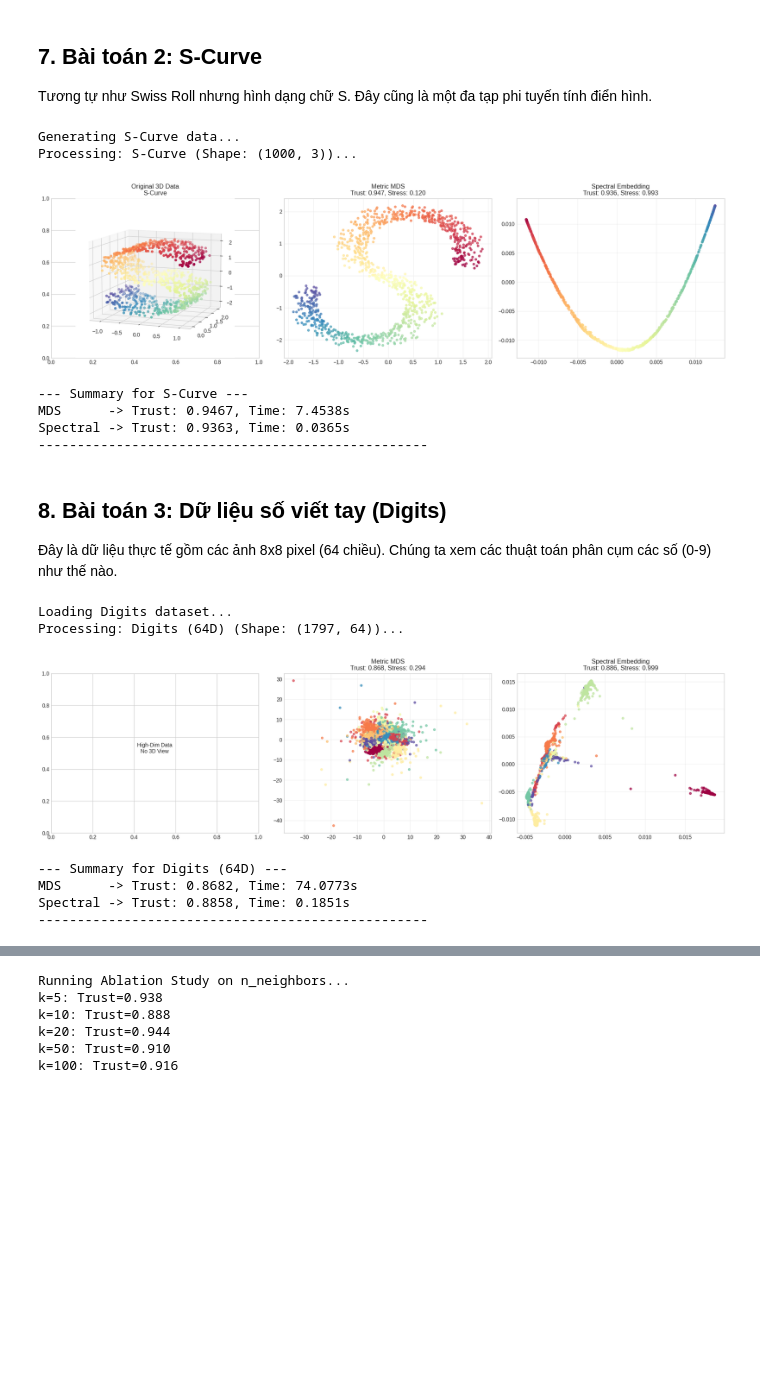
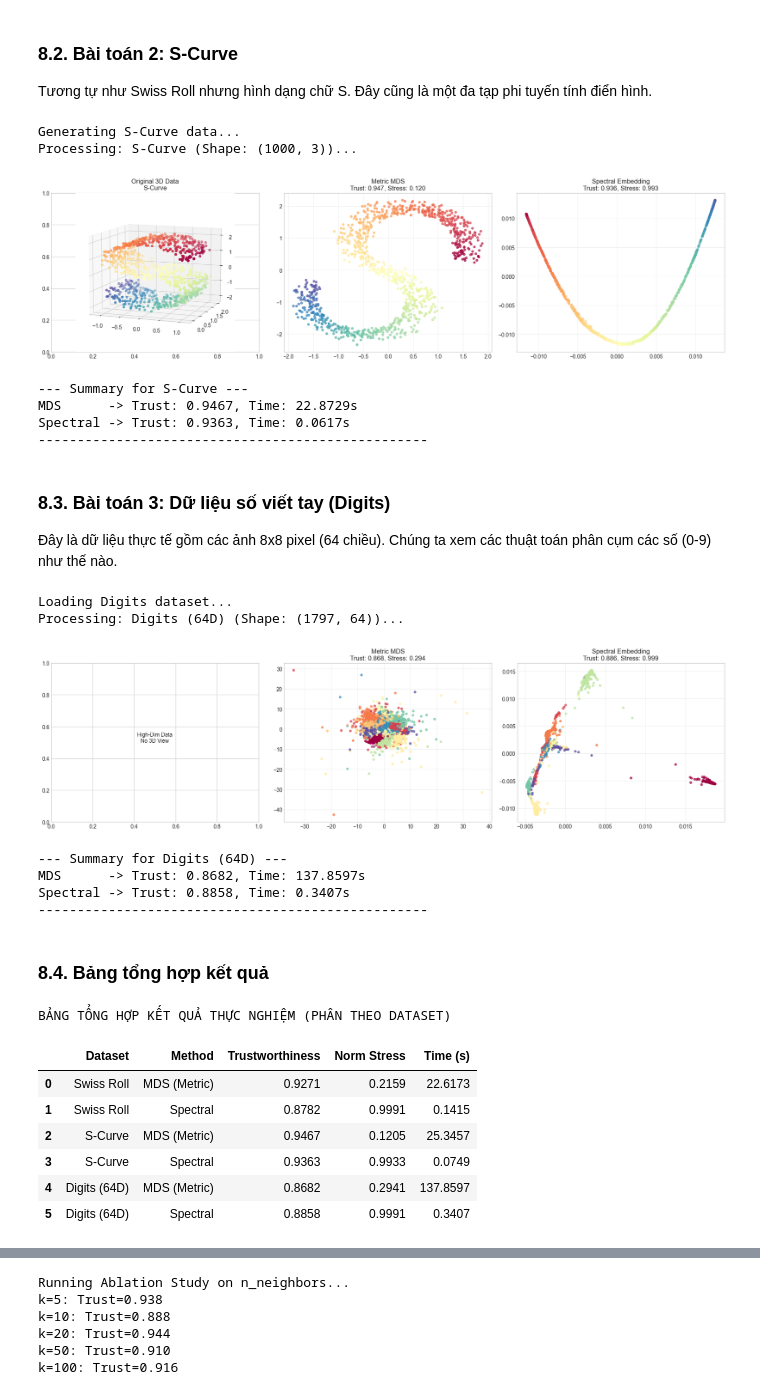
Before and after one commit to 1ekh01/ML_Spetral_MDS_S1_25_26, a Jupyter notebook: topic5.ipynb, the cells around one changed output, grey strips where cells are left out. Drawn from its saved outputs; the diff is of its cells as text; code cells hidden in the pictures; blank space fills up the shorter version.

```diff
--- a/topic5.ipynb
+++ b/topic5.ipynb
@@ -280,12 +398,15 @@ def compare_and_visualize(X, y, dataset_name):
 Đây là bộ dữ liệu chuẩn mực (Benchmark) cho Manifold Learning. Nó là một mặt phẳng 2D bị cuộn tròn trong 3D.
 - Dự đoán: MDS sẽ thất bại (ép bẹp cuộn giấy). Spectral sẽ thành công (trải phẳng cuộn giấy).
 # %%
+# Danh sách chứa toàn bộ kết quả để lập bảng evaluation
+all_results = []
+
 # Generate Swiss Roll data
 print("Generating Swiss Roll data...")
 X_swiss, y_swiss = make_swiss_roll(n_samples=1000, noise=0.05, random_state=42)
 
 # Run comparison
-compare_and_visualize(X_swiss, y_swiss, "Swiss Roll")
+all_results.extend(compare_and_visualize(X_swiss, y_swiss, "Swiss Roll"))
 # %% [output]
 Generating Swiss Roll data...
 Processing: Swiss Roll (Shape: (1000, 3))...
@@ -296,6 +417,6 @@ Spectral -> Trust: 0.8782, Time: 0.0572s
 --------------------------------------------------
 # %% [markdown]
-## 7. Bài toán 2: S-Curve
+### 8.2. Bài toán 2: S-Curve
 
 Tương tự như Swiss Roll nhưng hình dạng chữ S. Đây cũng là một đa tạp phi tuyến tính điển hình.
 # %%
@@ -304,17 +425,17 @@ print("Generating S-Curve data...")
 X_scurve, y_scurve = make_s_curve(n_samples=1000, noise=0.05, random_state=42)
 
 # Run comparison
-compare_and_visualize(X_scurve, y_scurve, "S-Curve")
+all_results.extend(compare_and_visualize(X_scurve, y_scurve, "S-Curve"))
 # %% [output]
 Generating S-Curve data...
 Processing: S-Curve (Shape: (1000, 3))...
 [figure]
 --- Summary for S-Curve ---
-MDS      -> Trust: 0.9467, Time: 7.4538s
-Spectral -> Trust: 0.9363, Time: 0.0365s
+MDS      -> Trust: 0.9467, Time: 22.8729s
+Spectral -> Trust: 0.9363, Time: 0.0617s
 --------------------------------------------------
 # %% [markdown]
-## 8. Bài toán 3: Dữ liệu số viết tay (Digits)
+### 8.3. Bài toán 3: Dữ liệu số viết tay (Digits)
 
 Đây là dữ liệu thực tế gồm các ảnh 8x8 pixel (64 chiều). Chúng ta xem các thuật toán phân cụm các số (0-9) như thế nào.
 # %%
@@ -328,12 +449,65 @@ y_digits = digits.target
 X_digits = StandardScaler().fit_transform(X_digits)
 
 # Run comparison
-compare_and_visualize(X_digits, y_digits, "Digits (64D)")
+all_results.extend(compare_and_visualize(X_digits, y_digits, "Digits (64D)"))
 # %% [output]
 Loading Digits dataset...
 Processing: Digits (64D) (Shape: (1797, 64))...
 [figure]
 --- Summary for Digits (64D) ---
-MDS      -> Trust: 0.8682, Time: 74.0773s
-Spectral -> Trust: 0.8858, Time: 0.1851s
+MDS      -> Trust: 0.8682, Time: 137.8597s
+Spectral -> Trust: 0.8858, Time: 0.3407s
 --------------------------------------------------
+# %% [markdown]
+### 8.4. Bảng tổng hợp kết quả
+# %%
+df_results = pd.DataFrame(all_results)
+
+df = df_results.copy()
+
+print("BẢNG TỔNG HỢP KẾT QUẢ THỰC NGHIỆM (PHÂN THEO DATASET)")
+
+def highlight_by_dataset(data):
+    styles = pd.DataFrame('', index=data.index, columns=data.columns)
+
+    dataset_groups = df_results.groupby('Dataset')
+
+    for dataset, idx in dataset_groups.groups.items():
+        group = df_results.loc[idx]
+
+        # Trustworthiness và Continuity: max là tốt
+        max_trust = group['Trustworthiness'].max()
+        mask = group['Trustworthiness'] == max_trust
+        styles.loc[mask.index[mask], 'Trustworthiness'] = \
+            'color: green; font-weight: bold'
+
+        # Norm Stress & Time: min là tốt
+        for col in ['Norm Stress', 'Time (s)']:
+            min_val = group[col].min()
+            mask = group[col] == min_val
+            styles.loc[mask.index[mask], col] = \
+                'color: green; font-weight: bold'
+
+    return styles
+
+styled = (
+    df.style
+      .format({
+          'Trustworthiness': '{:.4f}',
+          'Continuity': '{:.4f}',
+          'Norm Stress': '{:.4f}',
+          'Time (s)': '{:.4f}'
+      })
+      .apply(highlight_by_dataset, axis=None)
+)
+
+display(styled)
+# %% [output]
+BẢNG TỔNG HỢP KẾT QUẢ THỰC NGHIỆM (PHÂN THEO DATASET)
+|  | Dataset | Method | Trustworthiness | Norm Stress | Time (s) |
+| 0 | Swiss Roll | MDS (Metric) | 0.9271 | 0.2159 | 22.6173 |
+| 1 | Swiss Roll | Spectral | 0.8782 | 0.9991 | 0.1415 |
+| 2 | S-Curve | MDS (Metric) | 0.9467 | 0.1205 | 25.3457 |
+| 3 | S-Curve | Spectral | 0.9363 | 0.9933 | 0.0749 |
+| 4 | Digits (64D) | MDS (Metric) | 0.8682 | 0.2941 | 137.8597 |
+| 5 | Digits (64D) | Spectral | 0.8858 | 0.9991 | 0.3407 |
```
Also changed, not shown: parts of 29 cells of this notebook.
